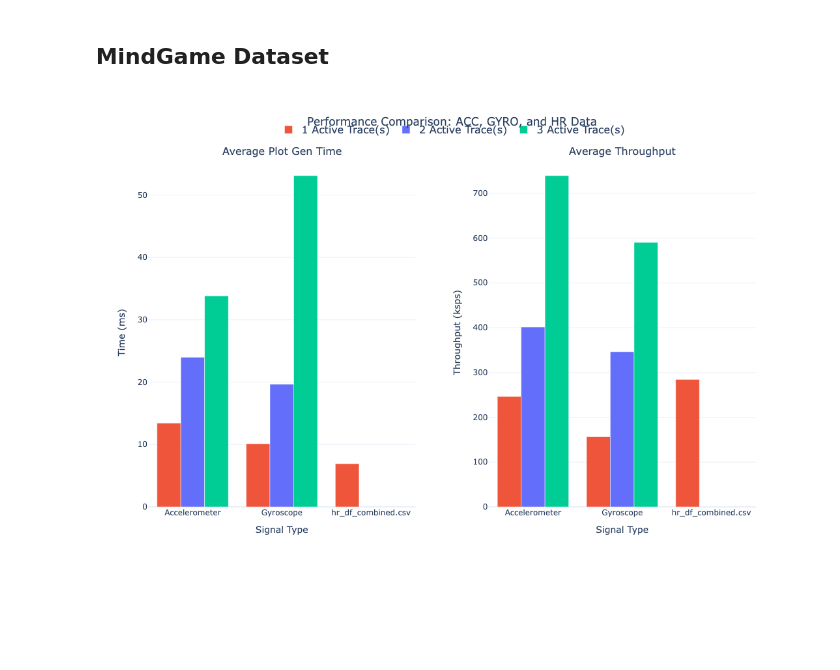
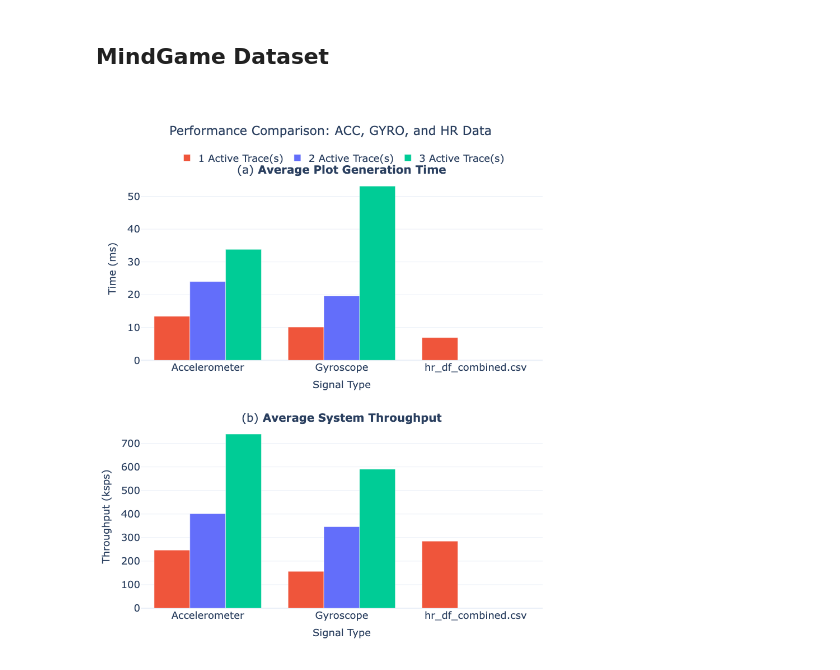
Before and after one commit to wearablebiosensing/multimodal_biosignalviz, a Jupyter notebook: eval_scripts/eval_benchmark.ipynb, the cells around one changed output. Drawn from its saved outputs; the diff is of its cells as text; code cells hidden in the pictures; blank space fills up the shorter version.

Commit message:
clean code for paper

```diff
--- a/eval_scripts/eval_benchmark.ipynb
+++ b/eval_scripts/eval_benchmark.ipynb
@@ -468,20 +503,19 @@ Local (Mac Pro)      | 2 Traces   | Latency (ms)    |      47.33 |      14.39
 # %% [markdown]
 ## MindGame Dataset
 # %%
-
 import pandas as pd
 import plotly.graph_objects as go
 from plotly.subplots import make_subplots
 
+# ---------------------------------------------------------
 # 1. Load the datasets
-# Add your Heart Rate trace files to this list (e.g., 'MindGame_HR_Trace_1.csv', etc.)
+# ---------------------------------------------------------
+# Updated paths for the MindGame dataset
 file_paths = [
     '/Users/shehjarsadhu/Desktop/UniversityOfRhodeIsland/Graduate/WBL/Project_MINDER/biosignalviz_others/eval_data/MindGame/MindGame_ACC_GYRO_Trace_1.csv',
     '/Users/shehjarsadhu/Desktop/UniversityOfRhodeIsland/Graduate/WBL/Project_MINDER/biosignalviz_others/eval_data/MindGame/MindGame_ACC_GYRO_Trace_2.csv',
     '/Users/shehjarsadhu/Desktop/UniversityOfRhodeIsland/Graduate/WBL/Project_MINDER/biosignalviz_others/eval_data/MindGame/MindGame_ACC_GYRO_Trace_3.csv',
     '/Users/shehjarsadhu/Desktop/UniversityOfRhodeIsland/Graduate/WBL/Project_MINDER/biosignalviz_others/eval_data/MindGame/MindGame_HR_Trace_1.csv'
-
-    # Add Heart Rate files here if they are in separate CSVs
 ]
 
 dfs = []
@@ -495,37 +529,45 @@ if not dfs:
     print("No data loaded. Please check file paths.")
     exit()
 
+# ---------------------------------------------------------
 # 2. Combine and Clean the data
+# ---------------------------------------------------------
 df_combined = pd.concat(dfs, ignore_index=True)
 
 # Map the file_name to readable labels for the X-axis
-# This automatically handles 'acc.csv', 'gyro.csv', and 'hr.csv' or others
 name_mapping = {
     'acc.csv': 'Accelerometer',
     'gyro.csv': 'Gyroscope',
-    'hr.csv': 'Heart Rate' # Assuming your heart rate file is named hr.csv
+    'hr.csv': 'Heart Rate'
 }
 df_combined['signal_type'] = df_combined['file_name'].map(lambda x: name_mapping.get(x, x))
 
 # 3. Aggregate: Average per Signal Type and Active Trace Count
 df_agg = df_combined.groupby(['signal_type', 'active_trace_count'])[['plot_gen_time_ms', 'throughput_ksps']].mean().reset_index()
 
-# 4. Create Subplots (1 Row, 2 Columns)
+# ---------------------------------------------------------
+# 4. Create Subplots (Vertical Layout for Two-Column Papers)
+# ---------------------------------------------------------
+# Optimized font sizes for visibility
+font_size_axis = 18
+font_size_title = 20
+font_size_legend = 18
+
 fig = make_subplots(
-    rows=1, cols=2,
-    subplot_titles=("Average Plot Gen Time", "Average Throughput"),
-    horizontal_spacing=0.12
+    rows=2, cols=1,
+    subplot_titles=("(a) <b>Average Plot Generation Time</b>",
+                    "(b) <b>Average System Throughput</b>"),
+    vertical_spacing=0.15
 )
 
 # Color palette for 1, 2, and 3 active traces
 colors = {1: '#EF553B', 2: '#636EFA', 3: '#00CC96'}
 trace_counts = sorted(df_agg['active_trace_count'].unique())
-signals = sorted(df_agg['signal_type'].unique())
 
 for count in trace_counts:
     subset = df_agg[df_agg['active_trace_count'] == count]
 
-    # --- Subplot 1: Plot Gen Time ---
+    # --- Subplot 1: Plot Gen Time (Row 1) ---
     fig.add_trace(
         go.Bar(
             x=subset['signal_type'],
@@ -538,47 +580,73 @@ for count in trace_counts:
         row=1, col=1
     )
 
-    # --- Subplot 2: Throughput ---
+    # --- Subplot 2: Throughput (Row 2) ---
     fig.add_trace(
         go.Bar(
             x=subset['signal_type'],
             y=subset['throughput_ksps'],
             name=f'{count} Active Trace(s)',
             legendgroup=str(count),
             showlegend=False,
             marker_color=colors.get(count, '#333'),
             offsetgroup=str(count)
         ),
-        row=1, col=2
+        row=2, col=1
     )
 
-# 5. Update Layout & Styling
-font_size_axis = 14
-font_size_title = 18
-font_size_legend = 16
-
+# ---------------------------------------------------------
+# 5. Global Styling & Layout update
+# ---------------------------------------------------------
 fig.update_layout(
     title_text="Performance Comparison: ACC, GYRO, and HR Data",
     title_x=0.5,
+    title_font_size=22,
     barmode='group',
-    height=700,
-    width=1200,
+    height=1000, # Increased height for vertical stacking
+    width=800,   # Width optimized for column-width scaling
     template="plotly_white",
     legend=dict(
         orientation="h",
         yanchor="bottom",
-        y=1.05,
+        y=1.02,
         xanchor="center",
         x=0.5,
         font=dict(size=font_size_legend)
-    )
+    ),
+    margin=dict(l=80, r=40, t=150, b=80)
 )
 
-# Axis formatting
-fig.update_xaxes(title_text="Signal Type", title_font_size=font_size_axis)
-fig.update_yaxes(title_text="Time (ms)", row=1, col=1)
-fig.update_yaxes(title_text="Throughput (ksps)", row=1, col=2)
+# Axis formatting - Row 1
+fig.update_xaxes(
+    title_text="Signal Type",
+    title_font=dict(size=font_size_axis),
+    tickfont=dict(size=font_size_axis),
+    row=1, col=1
+)
+fig.update_yaxes(
+    title_text="Time (ms)",
+    title_font=dict(size=font_size_axis),
+    tickfont=dict(size=font_size_axis),
+    row=1, col=1
+)
 
-fig.show(height = 500,width=900)
+# Axis formatting - Row 2
+fig.update_xaxes(
+    title_text="Signal Type",
+    title_font=dict(size=font_size_axis),
+    tickfont=dict(size=font_size_axis),
+    row=2, col=1
+)
+fig.update_yaxes(
+    title_text="Throughput (ksps)",
+    title_font=dict(size=font_size_axis),
+    tickfont=dict(size=font_size_axis),
+    row=2, col=1
+)
+
+# Update Subplot Titles Font
+fig.update_annotations(font_size=font_size_title)
+
+fig.show()
 # %% [output]
-[figure, old version]
+[figure, new version]
```
Also changed, not shown: parts of 4 cells of this notebook, 8 other files.
